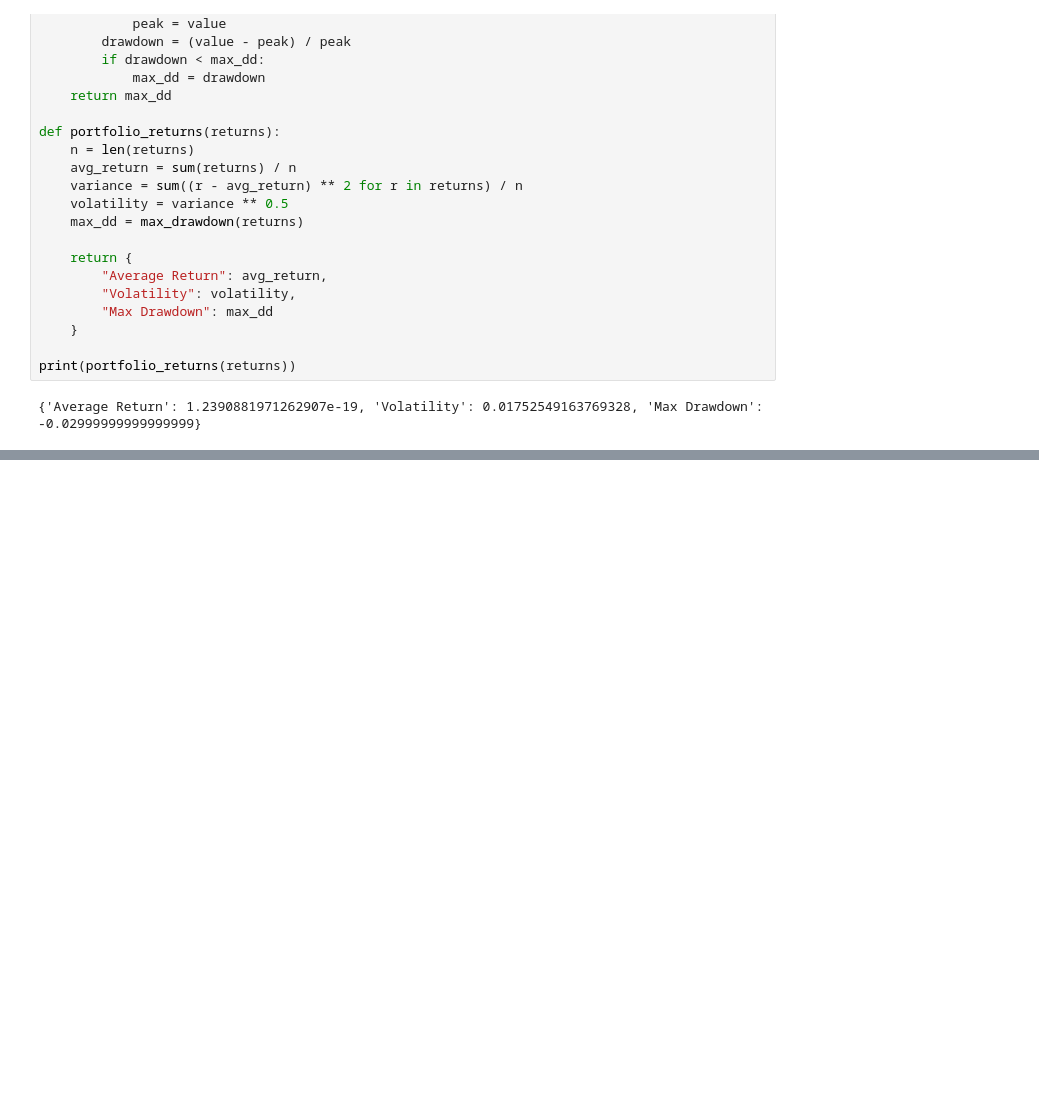
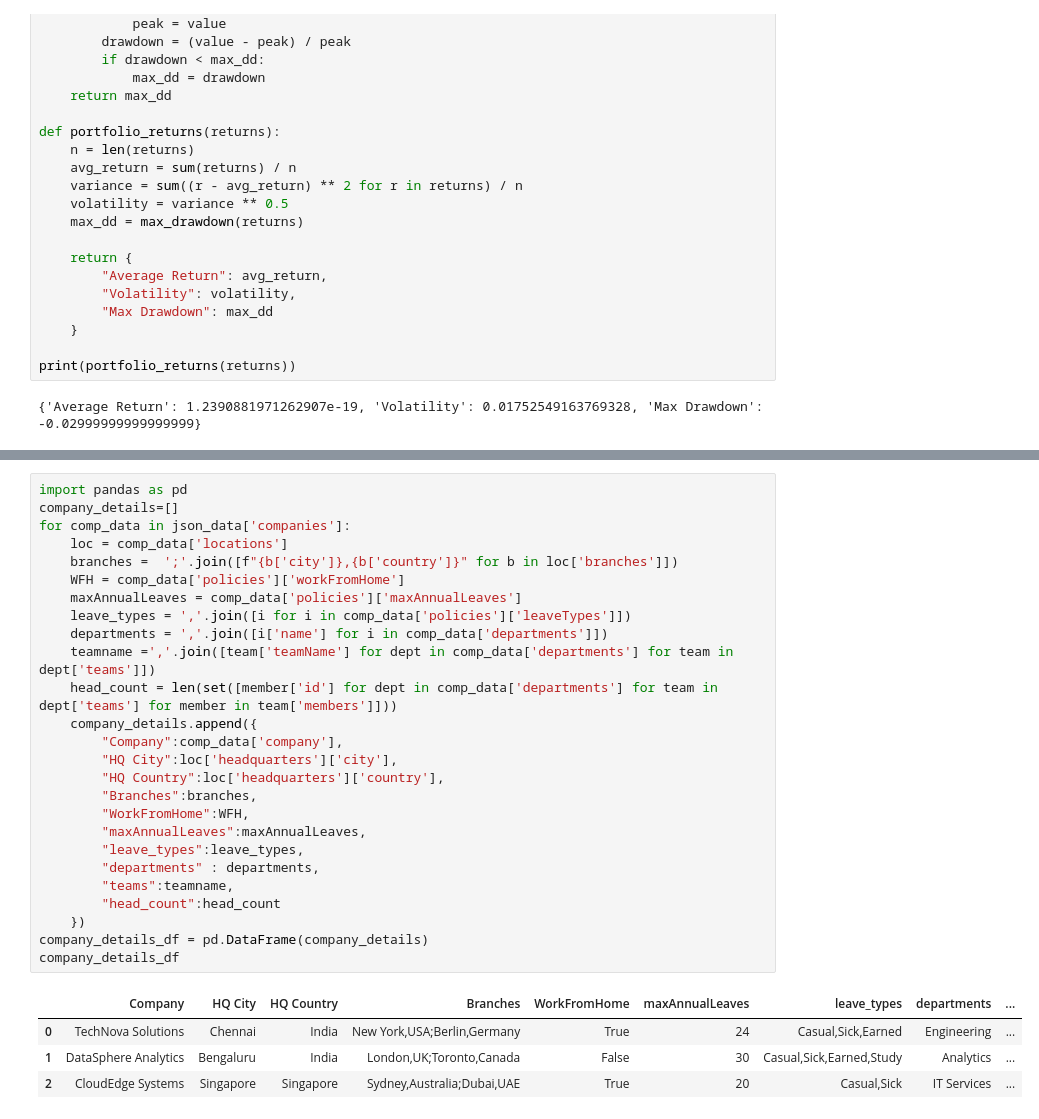
Before and after one commit to AshwinRaj-U/Python-Code-Practice, a Jupyter notebook: Practice_workbook.ipynb, the cells around one changed output, grey strips where cells are left out. Saved outputs shown, nothing was run; the diff lists cells and outputs as text; blank space fills up the shorter version.

```diff
--- a/Practice_workbook.ipynb
+++ b/Practice_workbook.ipynb
@@ -2512,0 +2612,31 @@ print(portfolio_returns(returns))
+# %%
+import pandas as pd
+company_details=[]
+for comp_data in json_data['companies']:
+    loc = comp_data['locations']
+    branches =  ';'.join([f"{b['city']},{b['country']}" for b in loc['branches']])
+    WFH = comp_data['policies']['workFromHome']
+    maxAnnualLeaves = comp_data['policies']['maxAnnualLeaves']
+    leave_types = ','.join([i for i in comp_data['policies']['leaveTypes']])
+    departments = ','.join([i['name'] for i in comp_data['departments']])
+    teamname =','.join([team['teamName'] for dept in comp_data['departments'] for team in dept['teams']])
+    head_count = len(set([member['id'] for dept in comp_data['departments'] for team in dept['teams'] for member in team['members']]))
+    company_details.append({
+        "Company":comp_data['company'],
+        "HQ City":loc['headquarters']['city'],
+        "HQ Country":loc['headquarters']['country'],
+        "Branches":branches,
+        "WorkFromHome":WFH,
+        "maxAnnualLeaves":maxAnnualLeaves,
+        "leave_types":leave_types,
+        "departments" : departments,
+        "teams":teamname,
+        "head_count":head_count
+    })
+company_details_df = pd.DataFrame(company_details)
+company_details_df
+# %% [output]
+|  | Company | HQ City | HQ Country | Branches | WorkFromHome | maxAnnualLeaves | leave_types | departments | ... |
+| 0 | TechNova Solutions | Chennai | India | New York,USA;Berlin,Germany | True | 24 | Casual,Sick,Earned | Engineering | ... |
+| 1 | DataSphere Analytics | Bengaluru | India | London,UK;Toronto,Canada | False | 30 | Casual,Sick,Earned,Study | Analytics | ... |
+| 2 | CloudEdge Systems | Singapore | Singapore | Sydney,Australia;Dubai,UAE | True | 20 | Casual,Sick | IT Services | ... |
```
Also changed, not shown: parts of 2 cells of this notebook.
